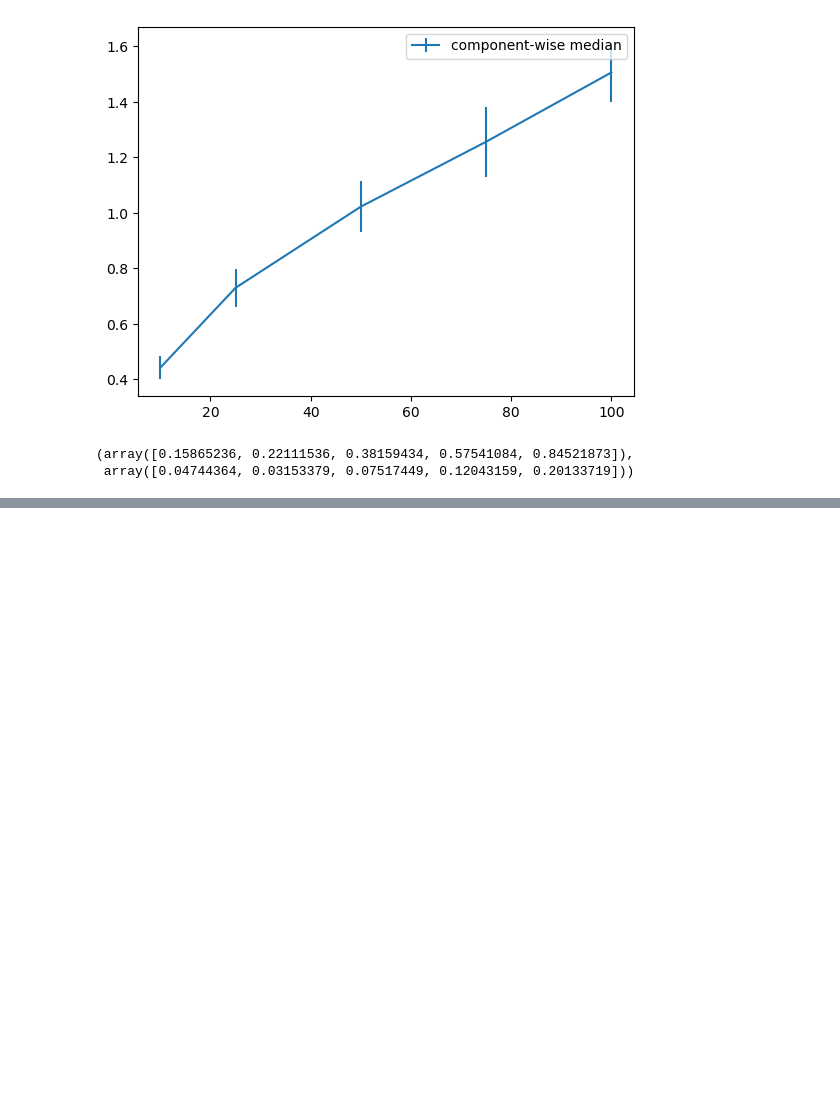
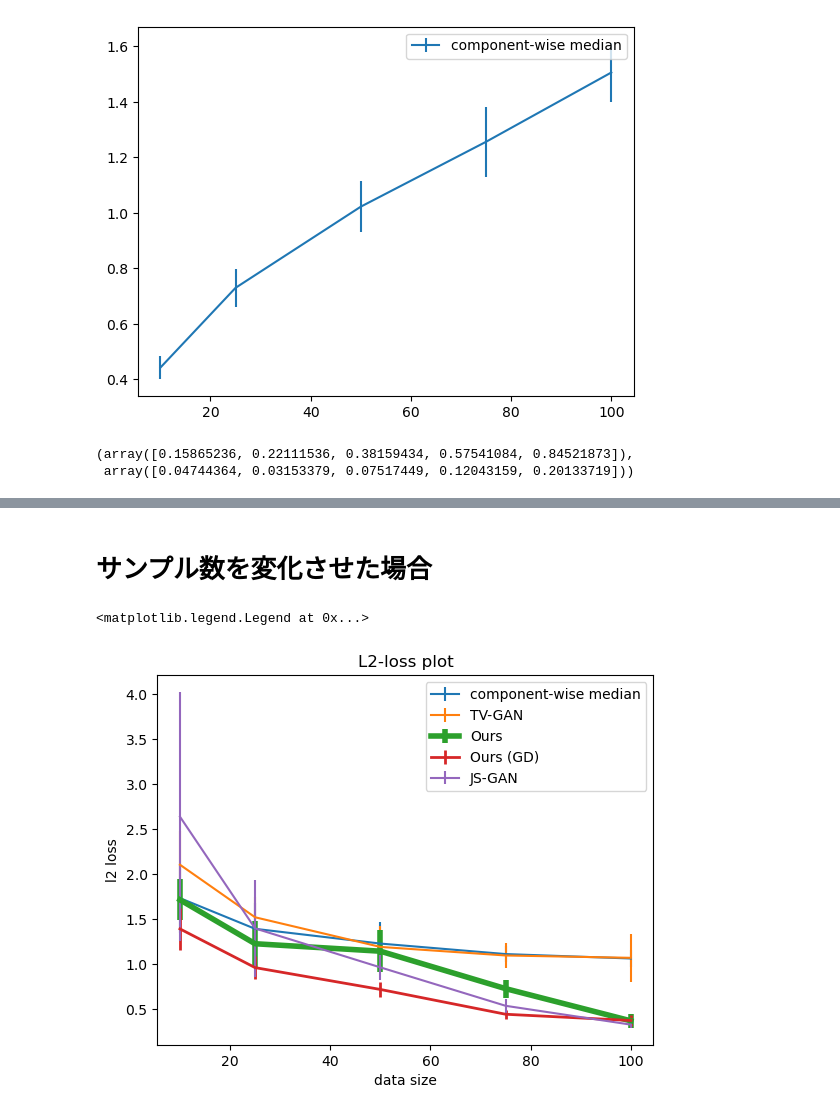
Before and after one commit to monarsan/robust-GAN, a Jupyter notebook: work/main/plot.ipynb, the cells around one changed output, grey strips where cells are left out. Saved outputs shown, nothing was run; the diff lists cells and outputs as text; code cells hidden in the pictures; blank space fills up the shorter version.

```diff
--- a/work/main/plot.ipynb
+++ b/work/main/plot.ipynb
@@ -131,0 +142,26 @@ plt.legend()
+# %% [markdown]
+# サンプル数を変化させた場合
+# %%
+mean_js = [2.6392,1.3966, 0.9633 ,0.5360, 0.3265]
+std_js =  [1.3877,0.5370,0.1383,0.0808,0.0336]
+mean_tv = [2.1050,1.5205, 1.1909, 1.0957, 1.0695]
+std_tv = [0.3763,0.2221,0.2273,0.1390,0.2639]
+mean_cm= np.array([1.7335, 1.3921 ,1.2281 ,1.1113, 1.0620])
+sd_cm = np.array([0.3848,0.2862,0.2435,0.0864,0.0962])
+
+mean_stv = np.array([1.7149, 1.2262, 1.1433, 0.7267, 0.3685])
+std_stv = np.array([0.2295,0.2579,0.2313,0.0997,0.0786])
+mean_gd = np.array([1.39138368, 0.96060705, 0.71785881, 0.4419783 , 0.37253935])
+std_gd = np.array([0.23683325, 0.12404923, 0.08703829, 0.05057876, 0.05627902])
+plt.errorbar(dims, mean_cm, sd_cm, label='component-wise median')
+plt.errorbar(dims, mean_tv, std_tv, label='TV-GAN')
+plt.errorbar(dims, mean_stv, std_stv, label='Ours', lw=4)
+plt.errorbar(dims, mean_gd, std_gd, label='Ours (GD)', lw=2)
+plt.errorbar(dims, mean_js, std_js, label='JS-GAN')
+plt.title('L2-loss plot')
+plt.xlabel('data size')
+plt.ylabel('l2 loss')
+plt.legend()
+# %% [output]
+<matplotlib.legend.Legend at 0x...>
+[figure, added]
```
Also changed, not shown: parts of 5 cells of this notebook, 1 other file.
